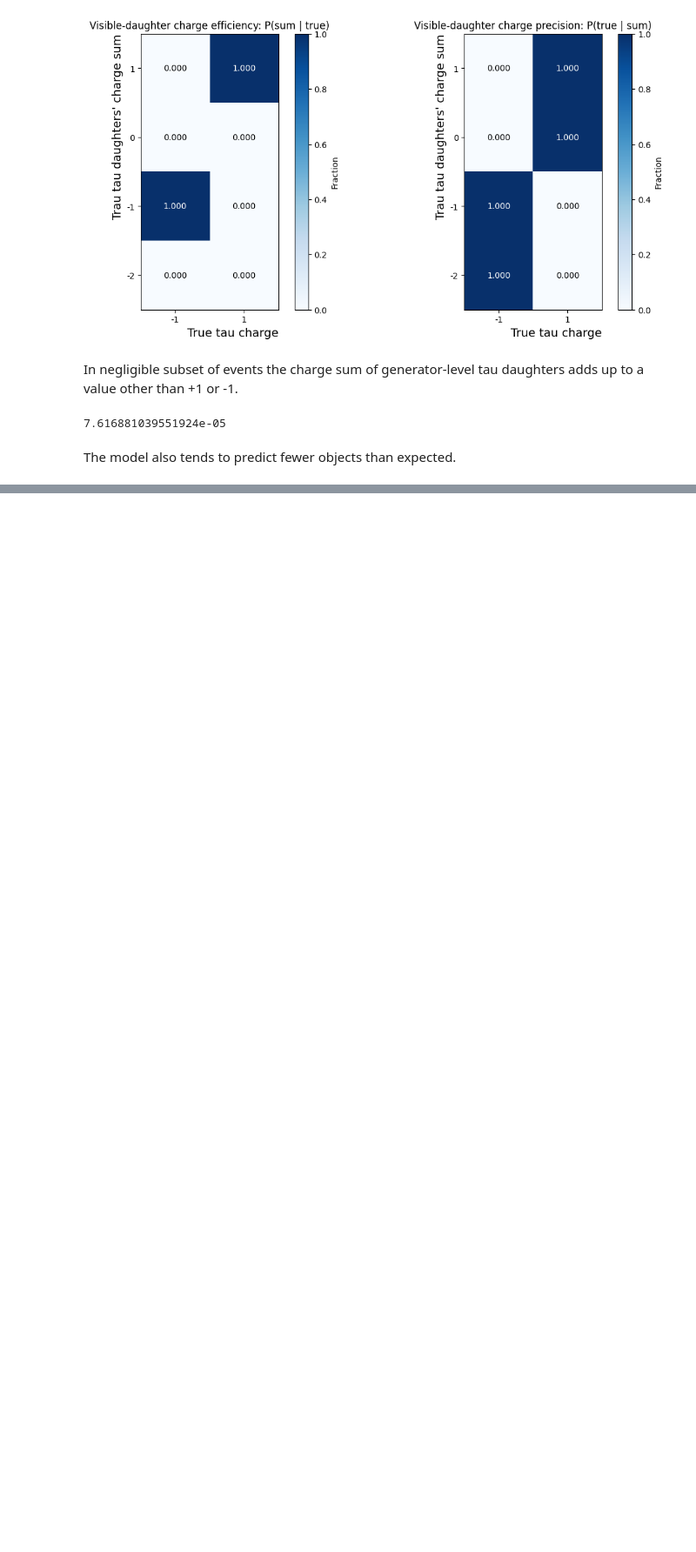
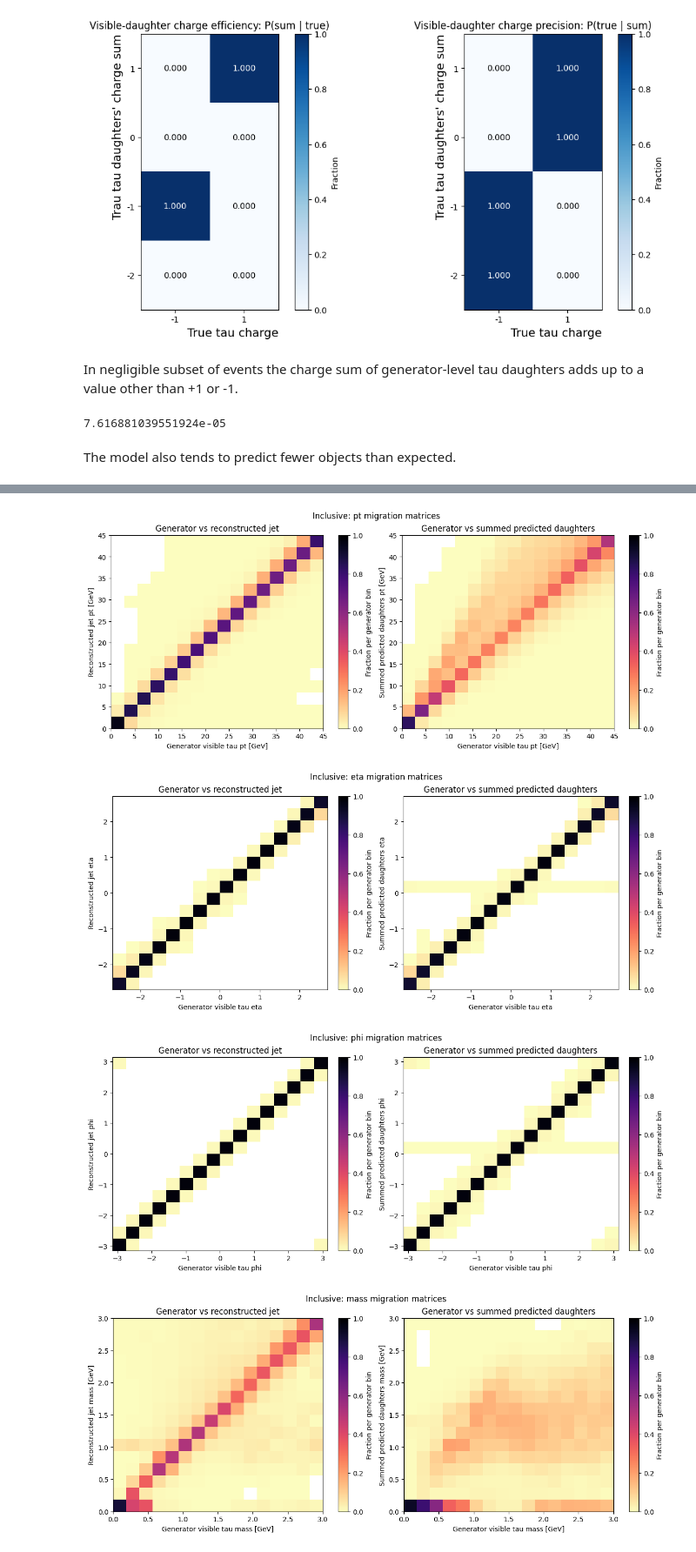
Before and after one commit to HEP-KBFI/ml-tau-model, a Jupyter notebook: mltau/notebooks/ParTauDETR_evaluation.ipynb, the cells around one changed output, grey strips where cells are left out. Shown at 87% size. Saved outputs shown, nothing was run; the diff lists cells and outputs as text; code cells hidden in the pictures; blank space fills up the shorter version.

```diff
--- a/mltau/notebooks/ParTauDETR_evaluation.ipynb
+++ b/mltau/notebooks/ParTauDETR_evaluation.ipynb
@@ -505,8 +528,8 @@ def plot_quantity(quantity):
     plt.show()
     plt.close()
 # %%
-def source_quantity(field, quantity, is_array):
-    values = subset_events(df[field])
+def source_quantity(field, quantity, is_array, event_mask=None):
+    values = subset_events(df[field], event_mask)
     predicted = field == "pred_tau_daughter_p4s"
     if is_array:
         summed = summed_p4(ak.Array(values.tolist()), predicted=predicted)
@@ -520,6 +543,8 @@ def source_quantity(field, quantity, is_array):
         if quantity == "mass":
             energy = float(record["energy"])
             value = np.sqrt(max(energy**2 - (pt * np.cosh(eta)) ** 2, 0.0))
+        elif quantity == "energy":
+            value = float(record["energy"])
         else:
             value = {"pt": pt, "eta": eta, "phi": phi}[quantity]
         result.append(value)
@@ -542,0 +612,9 @@ plot_quantity("mass")
+# %%
+for selection_label, event_mask in event_selections.items():
+    for quantity in quantity_ranges:
+        plot_correlations(quantity, event_mask=event_mask, selection_label=selection_label)
+# %% [output]
+[figure, added]
+[figure, added]
+[figure, added]
+[figure, added]
```
Also changed, not shown: parts of 13 cells of this notebook, 1 other file.
